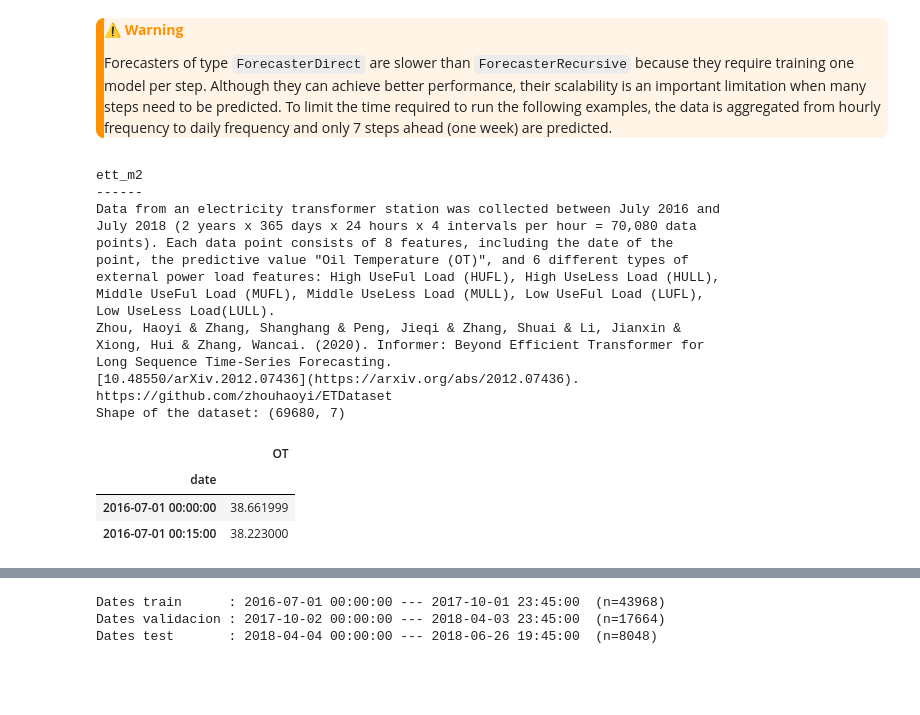
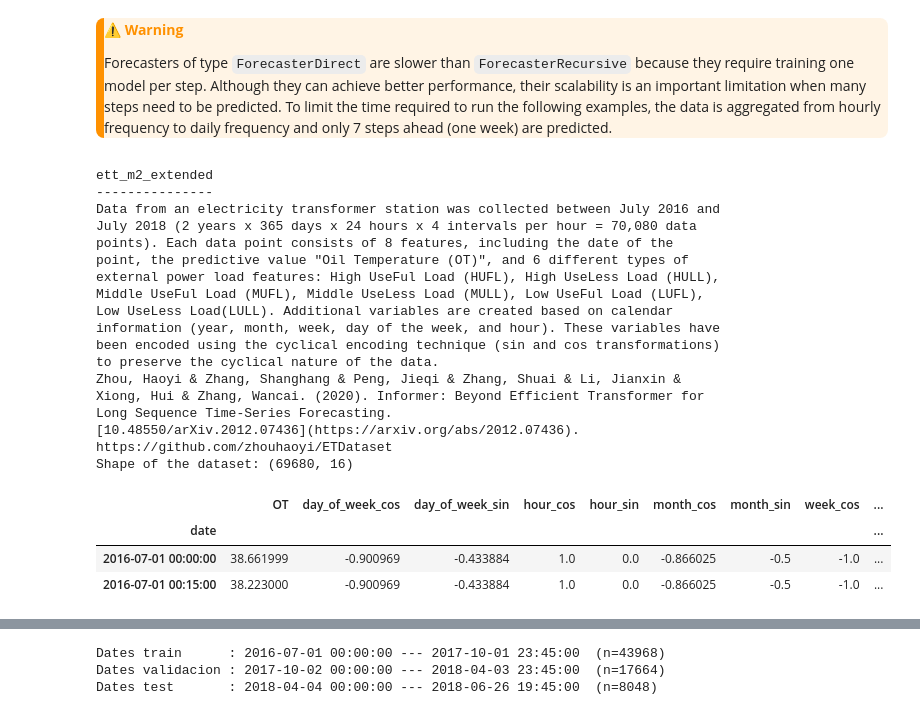
Before and after one commit to skforecast/skforecast, a Jupyter notebook: docs/user_guides/probabilistic-forecasting-quantile-regression.ipynb, the cells around one changed output, grey strips where cells are left out. Drawn from its saved outputs; the diff is of its cells as text; code cells hidden in the pictures; blank space fills up the shorter version.

```diff
--- a/docs/user_guides/probabilistic-forecasting-quantile-regression.ipynb
+++ b/docs/user_guides/probabilistic-forecasting-quantile-regression.ipynb
@@ -107,26 +104,40 @@ warnings.filterwarnings('once')
 # %%
 # Data
 # ==============================================================================
-data = fetch_dataset(name='ett_m2')
-data = data[['OT']]
+data = fetch_dataset(name="ett_m2_extended")
+data = data[[
+    "OT",
+    "day_of_week_cos",
+    "day_of_week_sin",
+    "hour_cos",
+    "hour_sin",
+    "month_cos",
+    "month_sin",
+    "week_cos",
+    "week_sin",
+    "year",
+]]
 data.head(2)
 # %% [output]
-ett_m2
-------
+ett_m2_extended
+---------------
 Data from an electricity transformer station was collected between July 2016 and
 July 2018 (2 years x 365 days x 24 hours x 4 intervals per hour = 70,080 data
 points). Each data point consists of 8 features, including the date of the
 point, the predictive value "Oil Temperature (OT)", and 6 different types of
 external power load features: High UseFul Load (HUFL), High UseLess Load (HULL),
 Middle UseFul Load (MUFL), Middle UseLess Load (MULL), Low UseFul Load (LUFL),
-Low UseLess Load(LULL).
+Low UseLess Load(LULL). Additional variables are created based on calendar
+information (year, month, week, day of the week, and hour). These variables have
+been encoded using the cyclical encoding technique (sin and cos transformations)
+to preserve the cyclical nature of the data.
 Zhou, Haoyi & Zhang, Shanghang & Peng, Jieqi & Zhang, Shuai & Li, Jianxin &
 Xiong, Hui & Zhang, Wancai. (2020). Informer: Beyond Efficient Transformer for
 Long Sequence Time-Series Forecasting.
 [10.48550/arXiv.2012.07436](https://arxiv.org/abs/2012.07436).
 https://github.com/zhouhaoyi/ETDataset
-Shape of the dataset: (69680, 7)
+Shape of the dataset: (69680, 16)
-|  | OT |
-| date |  |
-| 2016-07-01 00:00:00 | 38.661999 |
-| 2016-07-01 00:15:00 | 38.223000 |
+|  | OT | day_of_week_cos | day_of_week_sin | hour_cos | hour_sin | month_cos | month_sin | week_cos | ... |
+| date |  |  |  |  |  |  |  |  | ... |
+| 2016-07-01 00:00:00 | 38.661999 | -0.900969 | -0.433884 | 1.0 | 0.0 | -0.866025 | -0.5 | -1.0 | ... |
+| 2016-07-01 00:15:00 | 38.223000 | -0.900969 | -0.433884 | 1.0 | 0.0 | -0.866025 | -0.5 | -1.0 | ... |
```
Also changed, not shown: parts of 5 cells of this notebook, 4 other files.
